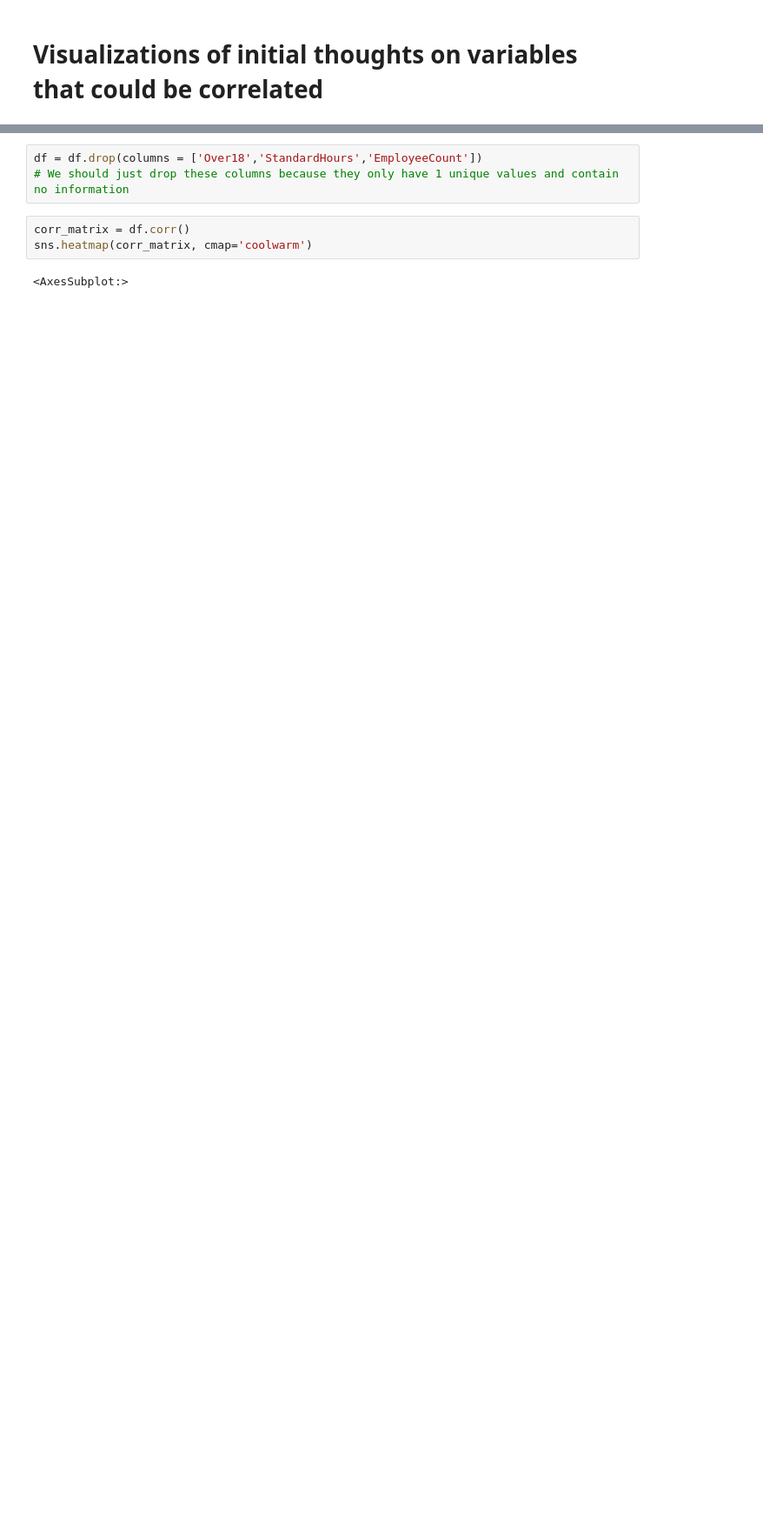
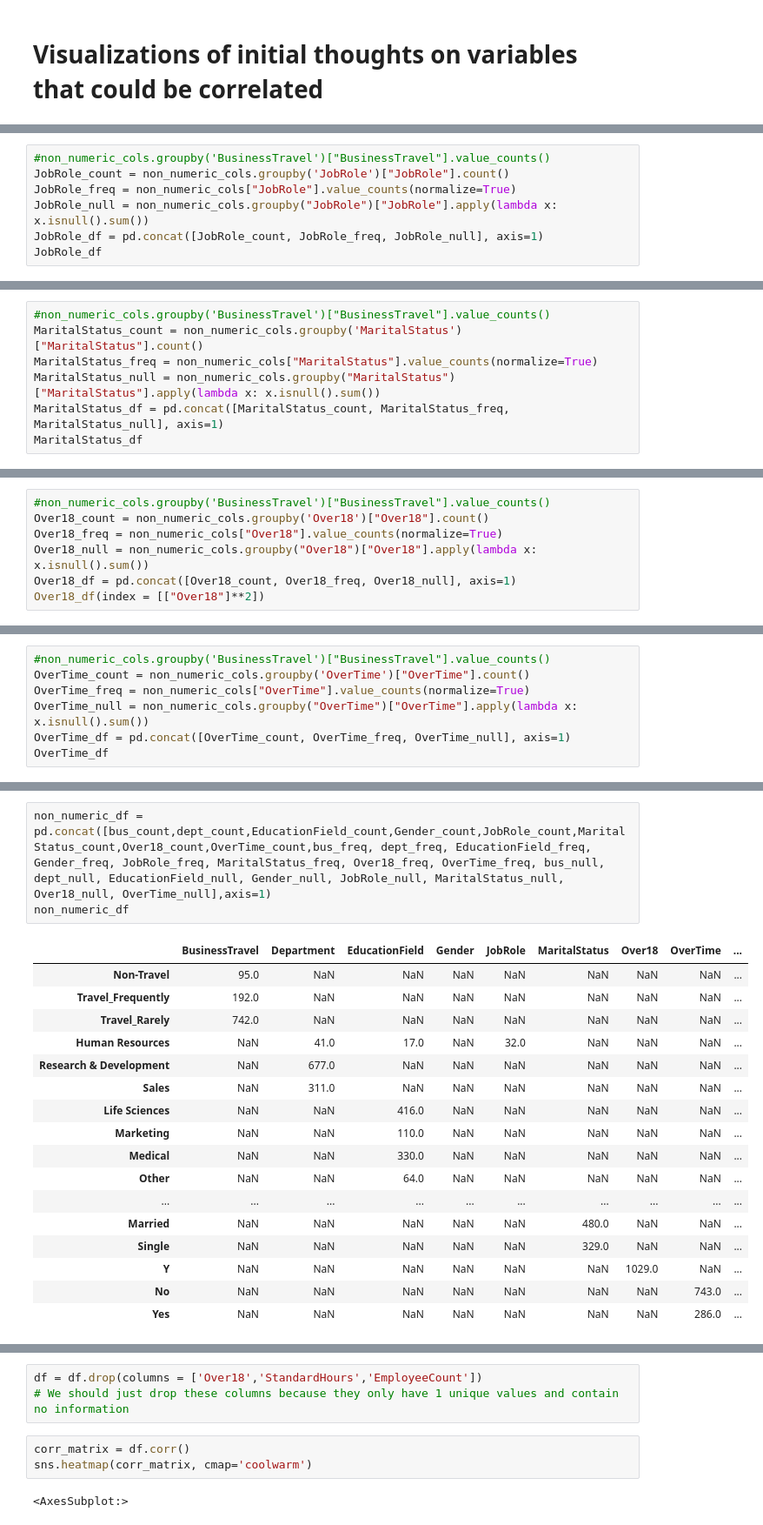
Before and after one commit to catherineerickson/Attrition-Project, a Jupyter notebook: Improved_Model (final pre presentation).ipynb, the cells around one changed output, grey strips where cells are left out. Shown: that part at 87% size. Saved outputs shown, nothing was run; the diff lists cells and outputs as text; blank space fills up the shorter version.

```diff
--- a/Improved_Model (final pre presentation).ipynb
+++ b/Improved_Model (final pre presentation).ipynb
@@ -273,0 +416,7 @@ data_desc_T
+# %%
+#non_numeric_cols.groupby('BusinessTravel')["BusinessTravel"].value_counts()
+JobRole_count = non_numeric_cols.groupby('JobRole')["JobRole"].count()
+JobRole_freq = non_numeric_cols["JobRole"].value_counts(normalize=True)
+JobRole_null = non_numeric_cols.groupby("JobRole")["JobRole"].apply(lambda x: x.isnull().sum())
+JobRole_df = pd.concat([JobRole_count, JobRole_freq, JobRole_null], axis=1)
+JobRole_df
@@ -273,0 +434,7 @@ data_desc_T
+# %%
+#non_numeric_cols.groupby('BusinessTravel')["BusinessTravel"].value_counts()
+MaritalStatus_count = non_numeric_cols.groupby('MaritalStatus')["MaritalStatus"].count()
+MaritalStatus_freq = non_numeric_cols["MaritalStatus"].value_counts(normalize=True)
+MaritalStatus_null = non_numeric_cols.groupby("MaritalStatus")["MaritalStatus"].apply(lambda x: x.isnull().sum())
+MaritalStatus_df = pd.concat([MaritalStatus_count, MaritalStatus_freq, MaritalStatus_null], axis=1)
+MaritalStatus_df
@@ -273,0 +446,7 @@ data_desc_T
+# %%
+#non_numeric_cols.groupby('BusinessTravel')["BusinessTravel"].value_counts()
+Over18_count = non_numeric_cols.groupby('Over18')["Over18"].count()
+Over18_freq = non_numeric_cols["Over18"].value_counts(normalize=True)
+Over18_null = non_numeric_cols.groupby("Over18")["Over18"].apply(lambda x: x.isnull().sum())
+Over18_df = pd.concat([Over18_count, Over18_freq, Over18_null], axis=1)
+Over18_df(index = [["Over18"]**2])
@@ -273,0 +455,7 @@ data_desc_T
+# %%
+#non_numeric_cols.groupby('BusinessTravel')["BusinessTravel"].value_counts()
+OverTime_count = non_numeric_cols.groupby('OverTime')["OverTime"].count()
+OverTime_freq = non_numeric_cols["OverTime"].value_counts(normalize=True)
+OverTime_null = non_numeric_cols.groupby("OverTime")["OverTime"].apply(lambda x: x.isnull().sum())
+OverTime_df = pd.concat([OverTime_count, OverTime_freq, OverTime_null], axis=1)
+OverTime_df
@@ -273,0 +501,21 @@ data_desc_T
+# %%
+non_numeric_df = pd.concat([bus_count,dept_count,EducationField_count,Gender_count,JobRole_count,MaritalStatus_count,Over18_count,OverTime_count,bus_freq, dept_freq, EducationField_freq, Gender_freq, JobRole_freq, MaritalStatus_freq, Over18_freq, OverTime_freq, bus_null, dept_null, EducationField_null, Gender_null, JobRole_null, MaritalStatus_null, Over18_null, OverTime_null],axis=1)
+non_numeric_df
+# %% [output]
+|  | BusinessTravel | Department | EducationField | Gender | JobRole | MaritalStatus | Over18 | OverTime | ... |
+| Non-Travel | 95.0 | NaN | NaN | NaN | NaN | NaN | NaN | NaN | ... |
+| Travel_Frequently | 192.0 | NaN | NaN | NaN | NaN | NaN | NaN | NaN | ... |
+| Travel_Rarely | 742.0 | NaN | NaN | NaN | NaN | NaN | NaN | NaN | ... |
+| Human Resources | NaN | 41.0 | 17.0 | NaN | 32.0 | NaN | NaN | NaN | ... |
+| Research & Development | NaN | 677.0 | NaN | NaN | NaN | NaN | NaN | NaN | ... |
+| Sales | NaN | 311.0 | NaN | NaN | NaN | NaN | NaN | NaN | ... |
+| Life Sciences | NaN | NaN | 416.0 | NaN | NaN | NaN | NaN | NaN | ... |
+| Marketing | NaN | NaN | 110.0 | NaN | NaN | NaN | NaN | NaN | ... |
+| Medical | NaN | NaN | 330.0 | NaN | NaN | NaN | NaN | NaN | ... |
+| Other | NaN | NaN | 64.0 | NaN | NaN | NaN | NaN | NaN | ... |
+| ... | ... | ... | ... | ... | ... | ... | ... | ... | ... |
+| Married | NaN | NaN | NaN | NaN | NaN | 480.0 | NaN | NaN | ... |
+| Single | NaN | NaN | NaN | NaN | NaN | 329.0 | NaN | NaN | ... |
+| Y | NaN | NaN | NaN | NaN | NaN | NaN | 1029.0 | NaN | ... |
+| No | NaN | NaN | NaN | NaN | NaN | NaN | NaN | 743.0 | ... |
+| Yes | NaN | NaN | NaN | NaN | NaN | NaN | NaN | 286.0 | ... |
```
Also changed, not shown: parts of 26 cells of this notebook, 3 other files.
